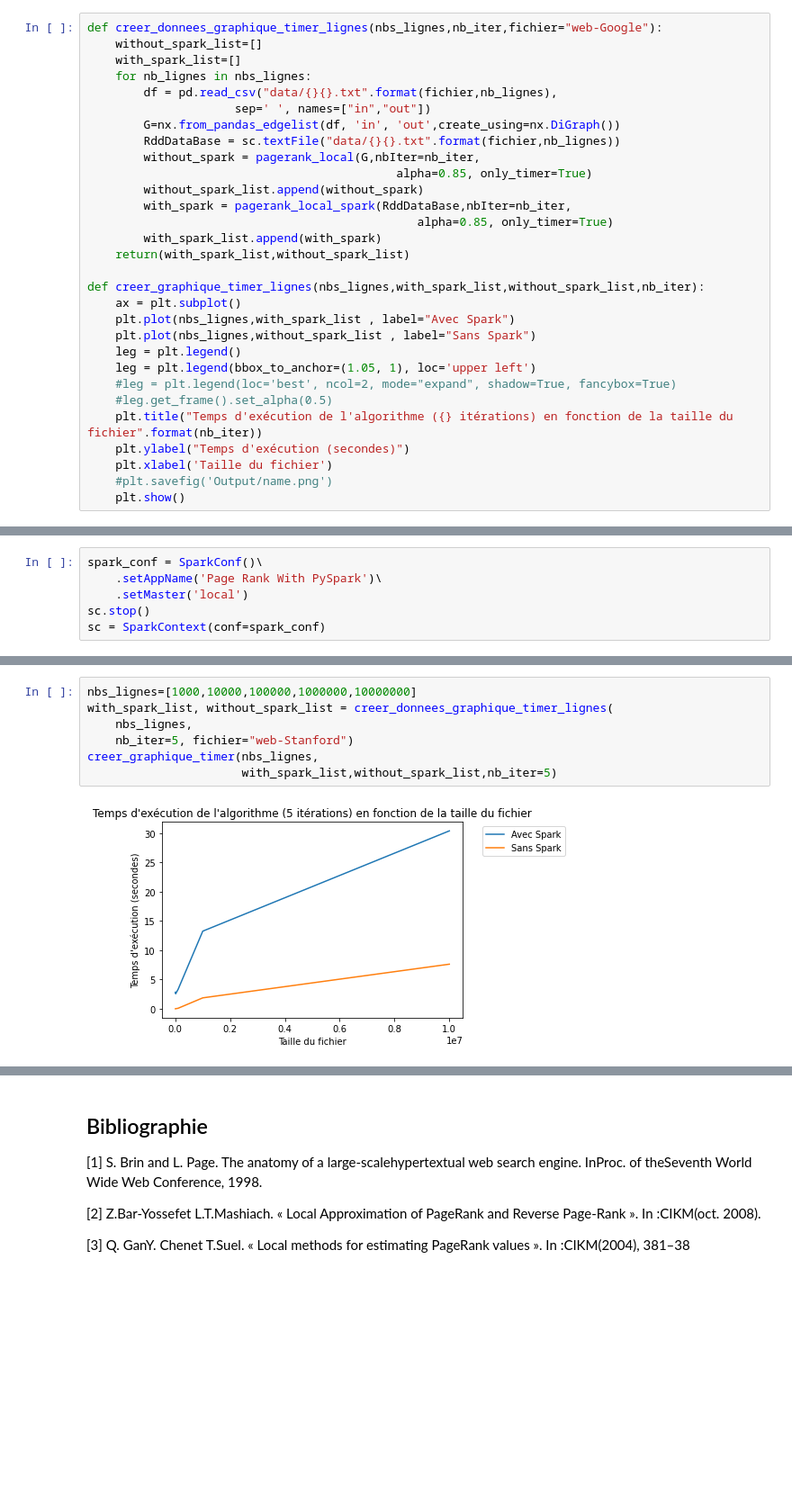
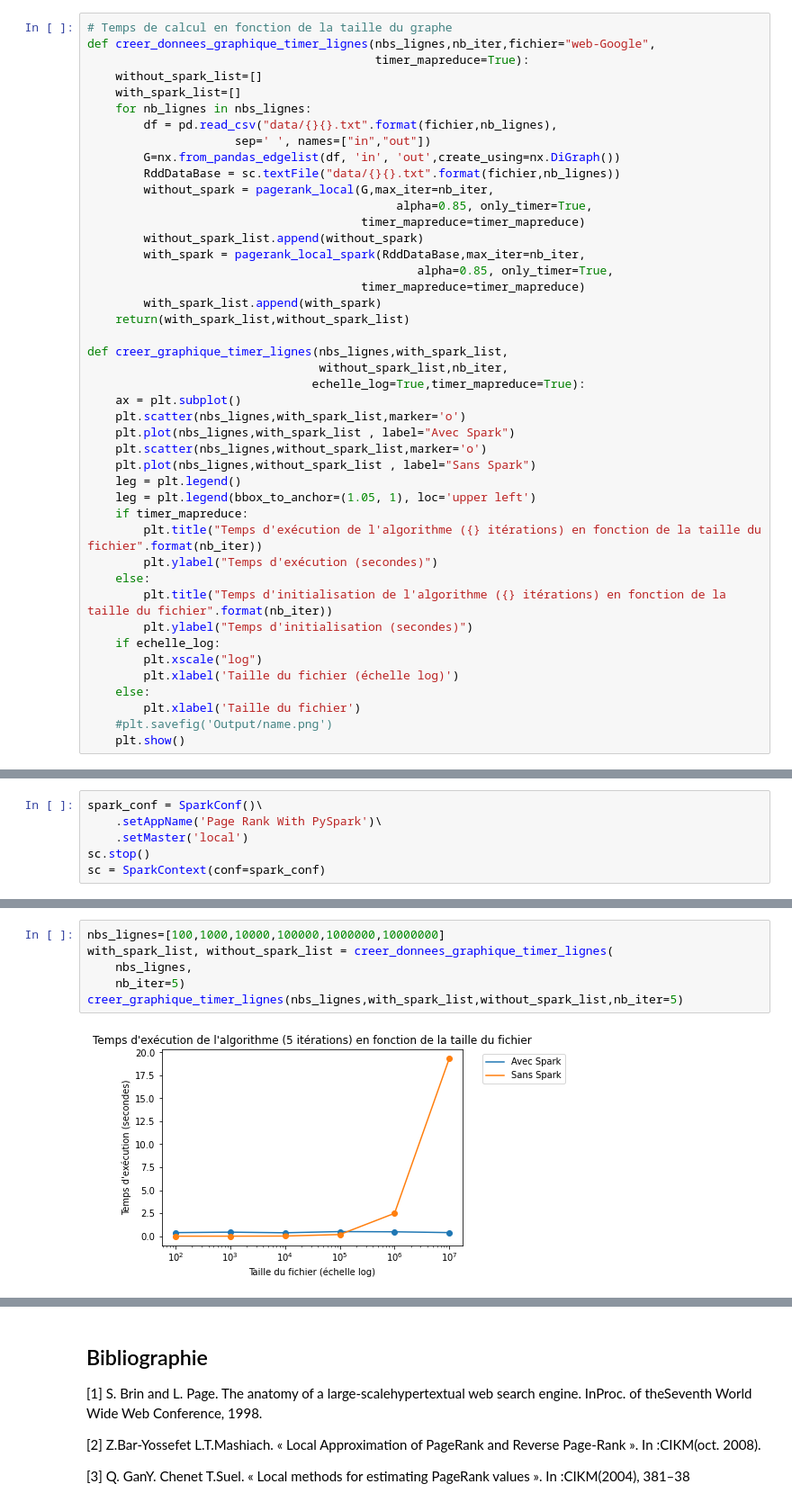
Before and after one commit to ARKEnsae/Pagerank_pyspark, a Jupyter notebook: DocPageRank.ipynb, the cells around one changed output, grey strips where cells are left out. Shown at 90% size. Drawn from its saved outputs; the diff is of its cells as text; blank space fills up the shorter version.

```diff
--- a/DocPageRank.ipynb
+++ b/DocPageRank.ipynb
@@ -312,7 +385,9 @@ def pagerank_local_spark(RddDataBase,nbIter=10,alpha=1,only_timer=False):
 # %% [markdown]
 Graphiques
 # %%
-def creer_donnees_graphique_timer_lignes(nbs_lignes,nb_iter,fichier="web-Google"):
+# Temps de calcul en fonction de la taille du graphe
+def creer_donnees_graphique_timer_lignes(nbs_lignes,nb_iter,fichier="web-Google",
+                                         timer_mapreduce=True):
     without_spark_list=[]
     with_spark_list=[]
     for nb_lignes in nbs_lignes:
@@ -320,25 +395,37 @@ def creer_donnees_graphique_timer_lignes(nbs_lignes,nb_iter,fichier="web-Google"
                      sep=' ', names=["in","out"])
         G=nx.from_pandas_edgelist(df, 'in', 'out',create_using=nx.DiGraph())
         RddDataBase = sc.textFile("data/{}{}.txt".format(fichier,nb_lignes))
-        without_spark = pagerank_local(G,nbIter=nb_iter,
-                                            alpha=0.85, only_timer=True)
+        without_spark = pagerank_local(G,max_iter=nb_iter,
+                                            alpha=0.85, only_timer=True,
+                                       timer_mapreduce=timer_mapreduce)
         without_spark_list.append(without_spark)
-        with_spark = pagerank_local_spark(RddDataBase,nbIter=nb_iter,
-                                               alpha=0.85, only_timer=True)
+        with_spark = pagerank_local_spark(RddDataBase,max_iter=nb_iter,
+                                               alpha=0.85, only_timer=True,
+                                       timer_mapreduce=timer_mapreduce)
         with_spark_list.append(with_spark)
     return(with_spark_list,without_spark_list)
 
-def creer_graphique_timer_lignes(nbs_lignes,with_spark_list,without_spark_list,nb_iter):
+def creer_graphique_timer_lignes(nbs_lignes,with_spark_list,
+                                 without_spark_list,nb_iter,
+                                echelle_log=True,timer_mapreduce=True):
     ax = plt.subplot()
+    plt.scatter(nbs_lignes,with_spark_list,marker='o')
     plt.plot(nbs_lignes,with_spark_list , label="Avec Spark")
+    plt.scatter(nbs_lignes,without_spark_list,marker='o')
     plt.plot(nbs_lignes,without_spark_list , label="Sans Spark")
     leg = plt.legend()
     leg = plt.legend(bbox_to_anchor=(1.05, 1), loc='upper left')
-    #leg = plt.legend(loc='best', ncol=2, mode="expand", shadow=True, fancybox=True)
-    #leg.get_frame().set_alpha(0.5)
-    plt.title("Temps d'exécution de l'algorithme ({} itérations) en fonction de la taille du fichier".format(nb_iter))
-    plt.ylabel("Temps d'exécution (secondes)")
-    plt.xlabel('Taille du fichier')
+    if timer_mapreduce:
+        plt.title("Temps d'exécution de l'algorithme ({} itérations) en fonction de la taille du fichier".format(nb_iter))
+        plt.ylabel("Temps d'exécution (secondes)")
+    else:
+        plt.title("Temps d'initialisation de l'algorithme ({} itérations) en fonction de la taille du fichier".format(nb_iter))
+        plt.ylabel("Temps d'initialisation (secondes)")
+    if echelle_log:
+        plt.xscale("log")
+        plt.xlabel('Taille du fichier (échelle log)')
+    else:
+        plt.xlabel('Taille du fichier')
     #plt.savefig('Output/name.png')
     plt.show()
 # %%
@@ -488,10 +595,9 @@ sc = SparkContext(conf=spark_conf)
 # %%
-nbs_lignes=[1000,10000,100000,1000000,10000000]
+nbs_lignes=[100,1000,10000,100000,1000000,10000000]
 with_spark_list, without_spark_list = creer_donnees_graphique_timer_lignes(
     nbs_lignes,
-    nb_iter=5, fichier="web-Stanford")
-creer_graphique_timer(nbs_lignes,
-                      with_spark_list,without_spark_list,nb_iter=5)
+    nb_iter=5)
+creer_graphique_timer_lignes(nbs_lignes,with_spark_list,without_spark_list,nb_iter=5)
 # %% [output]
-[figure, old version]
+[figure, new version]
 # %%
```
Also changed, not shown: parts of 43 cells of this notebook.
